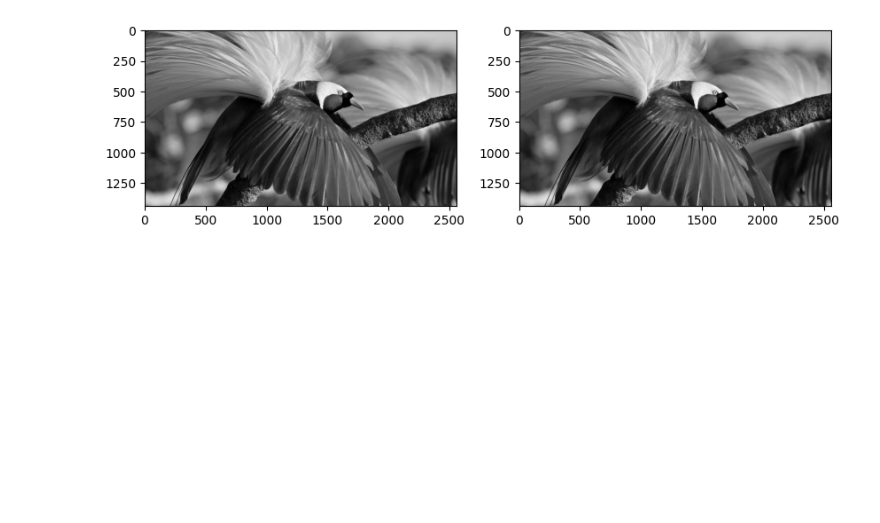
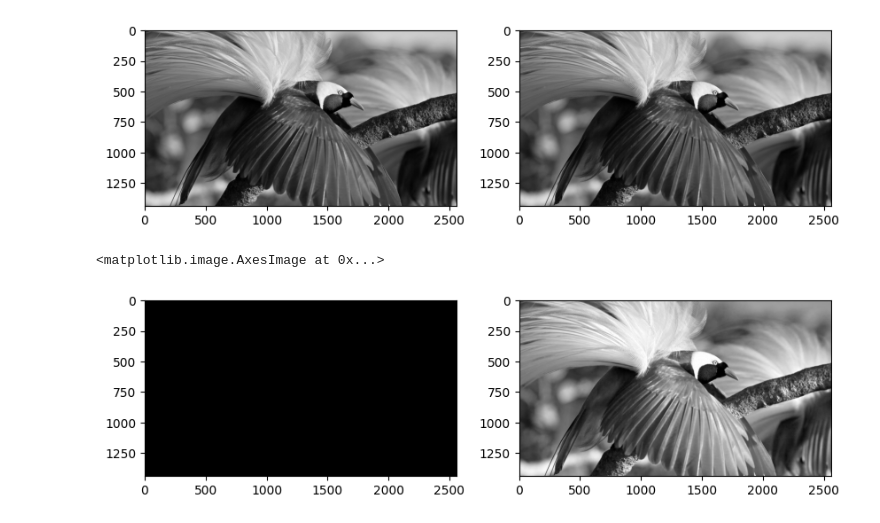
Before and after one commit to JordanSheaDev/Deep-Learning-CNN-Convolutional-Neural-Networks-with-Python, a Jupyter notebook: personal_code/chapter_02/01_reading_and_showing_imagaes_in_python.ipynb, the cells around one changed output. Saved outputs shown, nothing was run; the diff lists cells and outputs as text; code cells hidden in the pictures; blank space fills up the shorter version.

Commit message:
Compare the two images grayscales

```diff
--- a/personal_code/chapter_02/01_reading_and_showing_imagaes_in_python.ipynb
+++ b/personal_code/chapter_02/01_reading_and_showing_imagaes_in_python.ipynb
@@ -81,3 +81,13 @@ ax2.imshow(im_gray_cv2, cmap='gray')
 # %% [output]
 <matplotlib.image.AxesImage at 0x...>
 [figure]
+# %%
+# Showing differnces between the images
+# Without limiting it can show very small differnces
+im_diff = abs(im_gray - im_gray_cv2)
+fig,(ax1, ax2) = plt.subplots(1, 2, figsize=(10,15))
+ax1.imshow(im_diff, cmap='gray', vmin=0, vmax=1)
+ax2.imshow(im_diff, cmap='gray')
+# %% [output]
+<matplotlib.image.AxesImage at 0x...>
+[figure, added]
```
